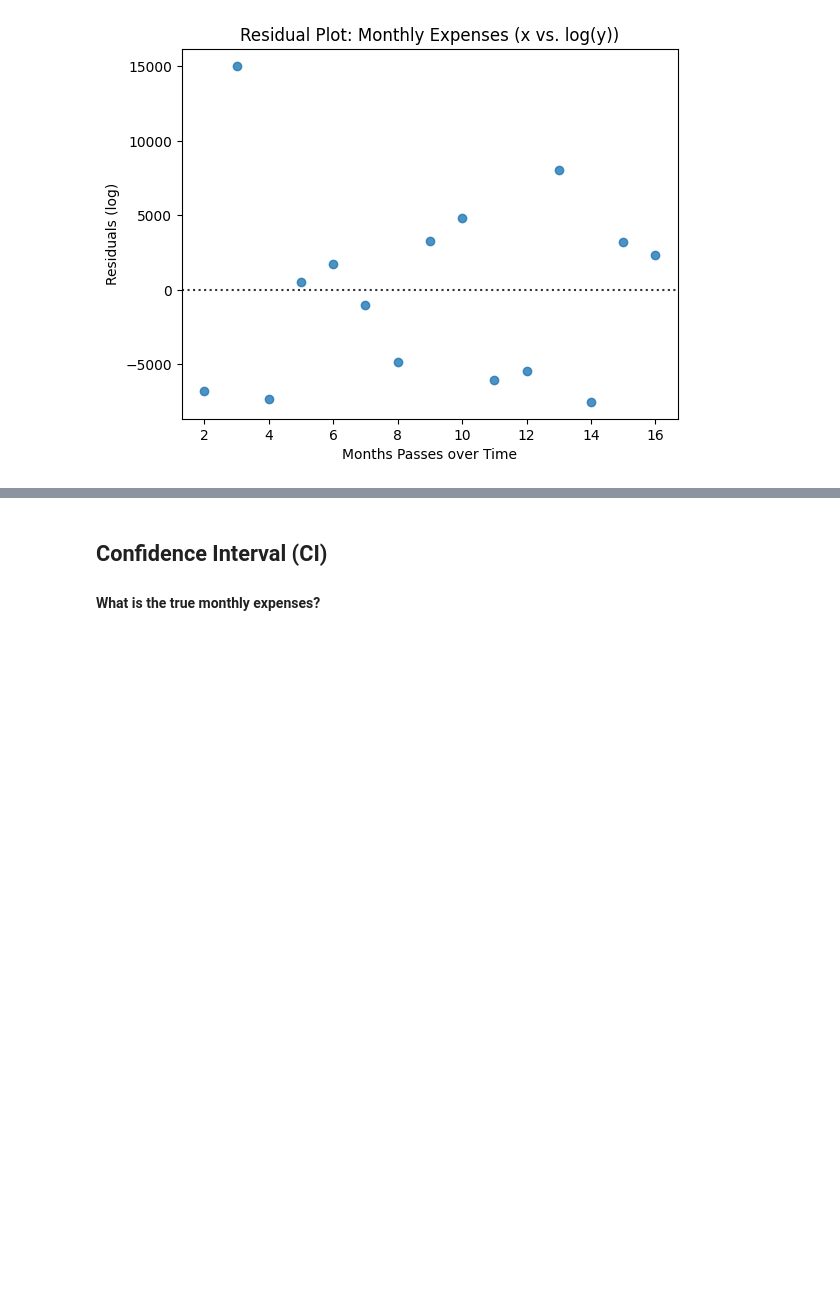
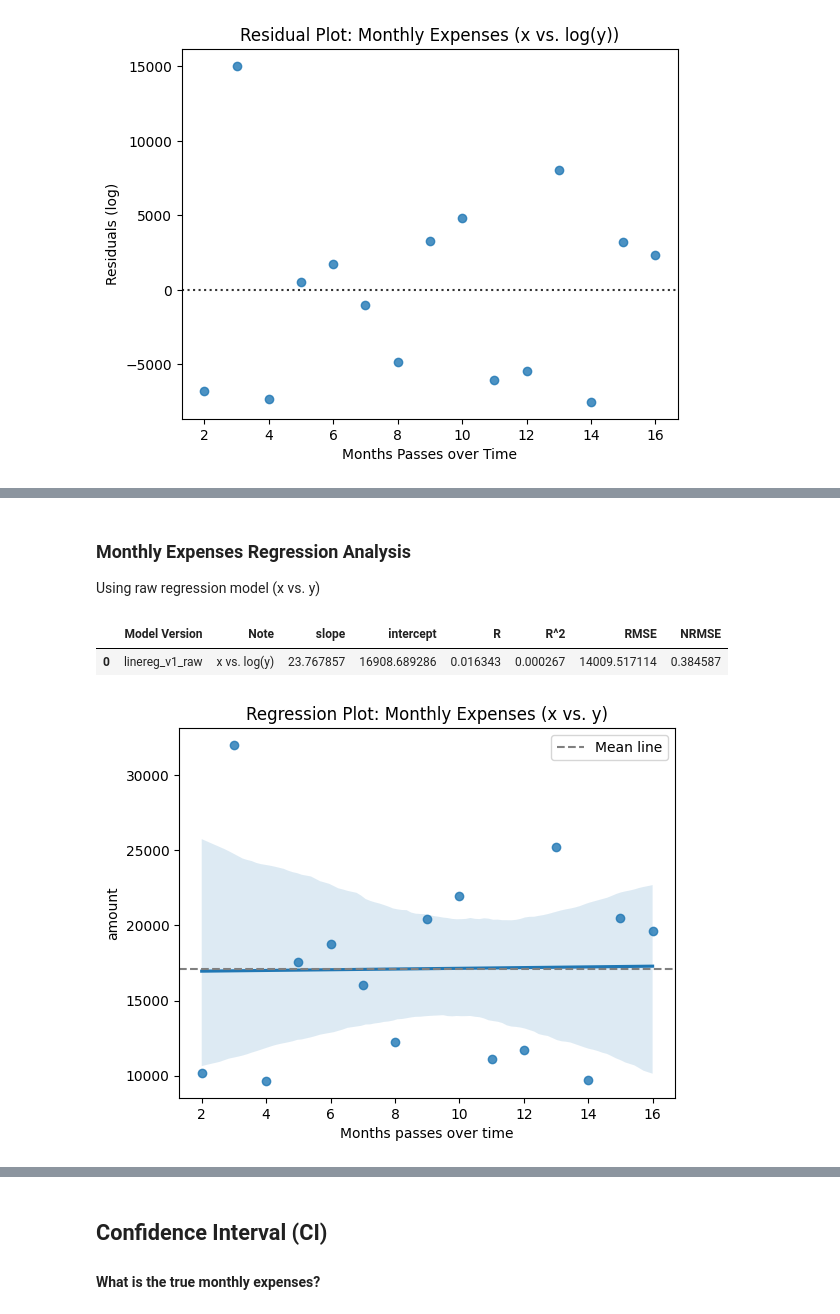
Before and after one commit to Ivan-Alexis-Tan/Finance-Manager, a Jupyter notebook: Personal Finance Analysis.ipynb, the cells around one changed output, grey strips where cells are left out. Cells and saved outputs as stored; diff of their text form; code cells hidden in the pictures; blank space fills up the shorter version.

```diff
--- a/Personal Finance Analysis.ipynb
+++ b/Personal Finance Analysis.ipynb
@@ -882,26 +884,17 @@ Text(0, 0.5, 'Residuals (log)')
 [figure]
 # %%
 # Regression Metrics Calculation
+rval_log_y, _ = scistat.pearsonr(grpby_expen_by_month['date sort no.'].values, grpby_expen_by_month['log'])
 r2_log_y = metrics.r2_score(y_true=grpby_expen_by_month['amount'], y_pred=grpby_expen_by_month['y pred (log)'])
 rmse_log_y = metrics.root_mean_squared_error(y_true=grpby_expen_by_month['amount'], y_pred=grpby_expen_by_month['y pred (log)'])
 nrmse_log_y = rmse_log_y/grpby_expen_by_month['amount'].mean()
-
-# Storing Model Version to DataFrame
-models_vers = {'Model Version': ['linereg_v1_raw', 'linereg_v2_log_y'],      #<- Storing model version to DataFrame
-               'slope': [slope_expen, log_y_coef],
-               'intercept': [intercept_expen, log_y_intrcpt],
-               'R^2': [reg_expen.rvalue ** 2, r2_log_y],
-               'RMSE': [rmse, rmse_log_y],
-               'NRMSE': [nrmse, nrmse_log_y],
-               'Note': ['Raw', 'x vs. log(y)']}
-
-model_ver_data = pd.DataFrame(models_vers)
 
 # Terminal Output
 print('Monthly Expenses Stats (Php):')              #<- Stats Summary
 stats_monthly_expen.print_stats(round_digit=3, skew=False, kurtosis=False, mean_median_gap=False)  #<- Printing stats summary without skewness, kurtosis, and mean-median gap
 
 print('\nRegression Metrics:')                      #<- Regression Metrics
+print(f" - R = {rval_log_y:.4f}")
 print(f" - R^2 = {r2_log_y * 100:.2f}%")
 print(f" - RMSE = {rmse_log_y:.2f}")
 print(f" - NRMSE = {nrmse_log_y * 100:.2f}")
@@ -909,8 +902,6 @@ print(f" - NRMSE = {nrmse_log_y * 100:.2f}")
 print('\nChecking RMSE vs. std')                    #<- Checking RMSE vs Std
 print(f' - RMSE < std = {rmse_log_y:.3f} < {stats_monthly_expen.std:.3f} =  {rmse_log_y < stats_monthly_expen.std}')
 print(f" - Percent difference = {(1 - (rmse_log_y/stats_monthly_expen.std)) * 100:.2f}%")                #<- Percent difference between RMSE and std
-
-model_ver_data                                      # <- Displaying model version data
 # %% [output]
 Monthly Expenses Stats (Php):
 Mean = 17,122.6
@@ -954,0 +949,14 @@ Checking RMSE vs. std
+# %%
+# Storing Model Version to DataFrame
+models_vers = {'Model Version': ['linereg_v1_raw', 'linereg_v2_log_y'],      #<- Storing model version to DataFrame
+               'Note': ['x vs. log(y)', 'x vs. log(y)'],
+               'slope': [slope_expen, log_y_coef],
+               'intercept': [intercept_expen, log_y_intrcpt],
+               'R':[reg_expen.rvalue, rval_log_y],
+               'R^2': [reg_expen.rvalue ** 2, r2_log_y],
+               'RMSE': [rmse, rmse_log_y],
+               'NRMSE': [nrmse, nrmse_log_y]}
+
+model_ver_data = pd.DataFrame(models_vers)                                  #<- DataFrame for the models
+
+model_ver_data
@@ -954,0 +976,17 @@ Checking RMSE vs. std
+# %% [markdown]
+### **Monthly Expenses Regression Analysis**
+Using raw regression model (x vs. y)
+# %%
+# Regression Plot
+sns.regplot(data=grpby_expen_by_month, x=grpby_expen_by_month['date sort no.'], y='amount')
+plt.title('Regression Plot: Monthly Expenses (x vs. y)')
+plt.xlabel('Months passes over time')
+plt.axhline(grpby_expen_by_month['amount'].mean(), color='gray', linestyle='--', label='Mean line')
+plt.legend()
+
+model_raw = model_ver_data[model_ver_data['Model Version'] == model_ver_data['Model Version'].iloc[0]]
+model_raw
+# %% [output]
+|  | Model Version | Note | slope | intercept | R | R^2 | RMSE | NRMSE |
+| 0 | linereg_v1_raw | x vs. log(y) | 23.767857 | 16908.689286 | 0.016343 | 0.000267 | 14009.517114 | 0.384587 |
+[figure, added]
```
Also changed, not shown: parts of 15 cells of this notebook, 1 other file.
